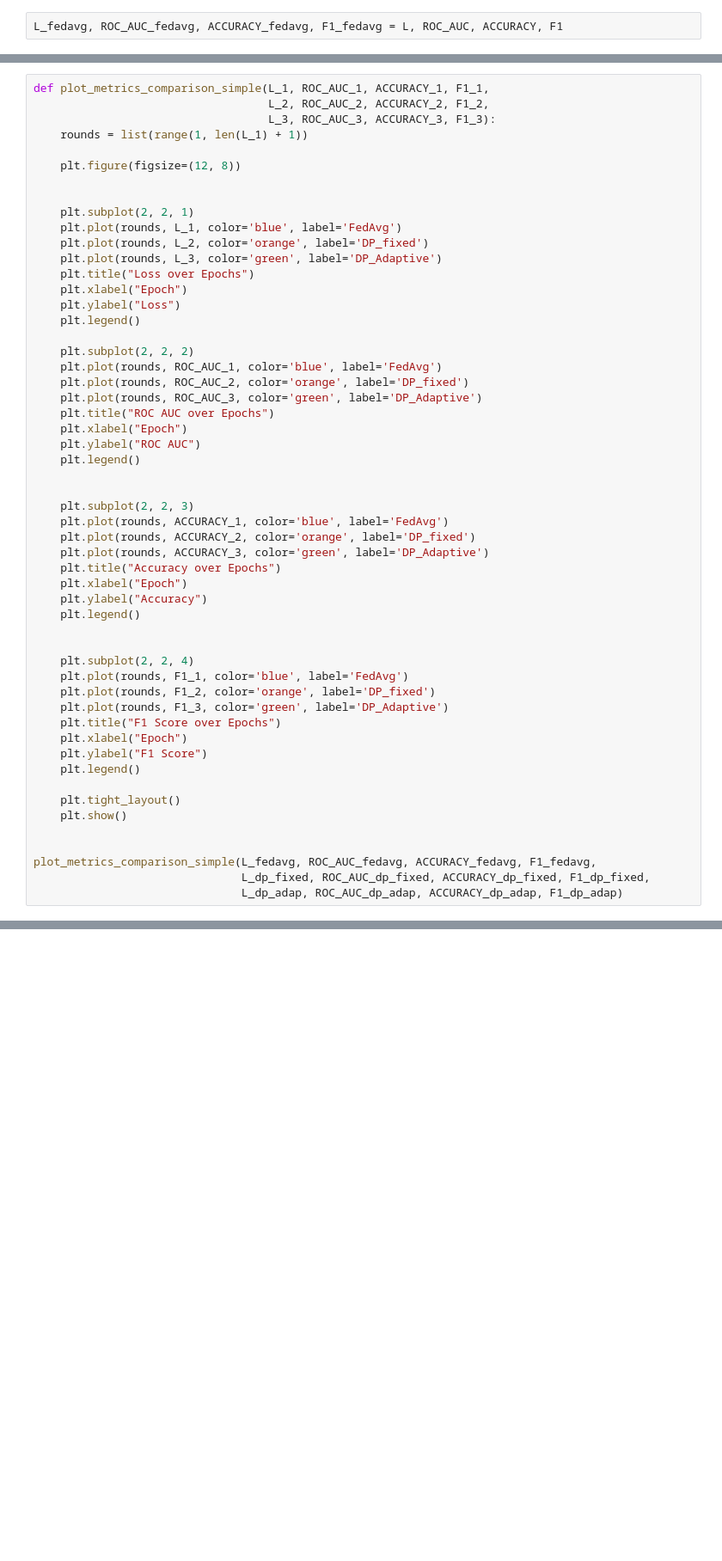
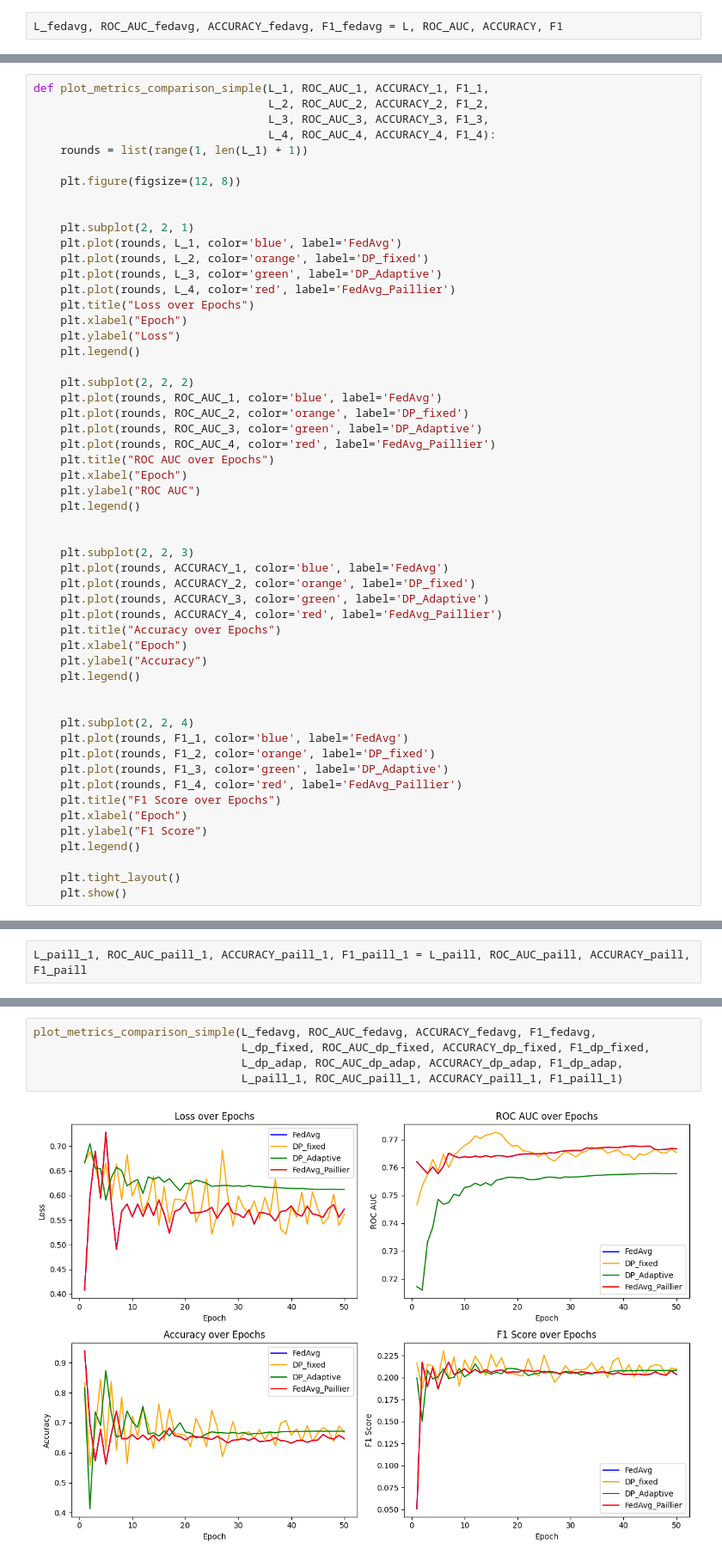
Before and after one commit to AstemirGongapshev/-research_flower, a Jupyter notebook: FedAvg/cl2_n.ipynb, the cells around one changed output, grey strips where cells are left out. Shown at 86% size. Saved outputs shown, nothing was run; the diff lists cells and outputs as text; blank space fills up the shorter version.

```diff
--- a/FedAvg/cl2_n.ipynb
+++ b/FedAvg/cl2_n.ipynb
@@ -353,7 +360,8 @@ False
 # %%
 def plot_metrics_comparison_simple(L_1, ROC_AUC_1, ACCURACY_1, F1_1,
                                    L_2, ROC_AUC_2, ACCURACY_2, F1_2,
-                                   L_3, ROC_AUC_3, ACCURACY_3, F1_3):
+                                   L_3, ROC_AUC_3, ACCURACY_3, F1_3,
+                                   L_4, ROC_AUC_4, ACCURACY_4, F1_4):
     rounds = list(range(1, len(L_1) + 1))
 
     plt.figure(figsize=(12, 8))
@@ -363,6 +371,7 @@ def plot_metrics_comparison_simple(L_1, ROC_AUC_1, ACCURACY_1, F1_1,
     plt.plot(rounds, L_1, color='blue', label='FedAvg')
     plt.plot(rounds, L_2, color='orange', label='DP_fixed')
     plt.plot(rounds, L_3, color='green', label='DP_Adaptive')
+    plt.plot(rounds, L_4, color='red', label='FedAvg_Paillier')
     plt.title("Loss over Epochs")
     plt.xlabel("Epoch")
     plt.ylabel("Loss")
@@ -372,6 +381,7 @@ def plot_metrics_comparison_simple(L_1, ROC_AUC_1, ACCURACY_1, F1_1,
     plt.plot(rounds, ROC_AUC_1, color='blue', label='FedAvg')
     plt.plot(rounds, ROC_AUC_2, color='orange', label='DP_fixed')
     plt.plot(rounds, ROC_AUC_3, color='green', label='DP_Adaptive')
+    plt.plot(rounds, ROC_AUC_4, color='red', label='FedAvg_Paillier')
     plt.title("ROC AUC over Epochs")
     plt.xlabel("Epoch")
     plt.ylabel("ROC AUC")
@@ -382,6 +392,7 @@ def plot_metrics_comparison_simple(L_1, ROC_AUC_1, ACCURACY_1, F1_1,
     plt.plot(rounds, ACCURACY_1, color='blue', label='FedAvg')
     plt.plot(rounds, ACCURACY_2, color='orange', label='DP_fixed')
     plt.plot(rounds, ACCURACY_3, color='green', label='DP_Adaptive')
+    plt.plot(rounds, ACCURACY_4, color='red', label='FedAvg_Paillier')
     plt.title("Accuracy over Epochs")
     plt.xlabel("Epoch")
     plt.ylabel("Accuracy")
@@ -392,6 +403,7 @@ def plot_metrics_comparison_simple(L_1, ROC_AUC_1, ACCURACY_1, F1_1,
     plt.plot(rounds, F1_1, color='blue', label='FedAvg')
     plt.plot(rounds, F1_2, color='orange', label='DP_fixed')
     plt.plot(rounds, F1_3, color='green', label='DP_Adaptive')
+    plt.plot(rounds, F1_4, color='red', label='FedAvg_Paillier')
     plt.title("F1 Score over Epochs")
     plt.xlabel("Epoch")
     plt.ylabel("F1 Score")
@@ -399,8 +411,3 @@ def plot_metrics_comparison_simple(L_1, ROC_AUC_1, ACCURACY_1, F1_1,
 
     plt.tight_layout()
     plt.show()
-
-
-plot_metrics_comparison_simple(L_fedavg, ROC_AUC_fedavg, ACCURACY_fedavg, F1_fedavg,
-                               L_dp_fixed, ROC_AUC_dp_fixed, ACCURACY_dp_fixed, F1_dp_fixed,
-                               L_dp_adap, ROC_AUC_dp_adap, ACCURACY_dp_adap, F1_dp_adap)
@@ -735,0 +689,2 @@ IndexError: list index out of range
+# %%
+L_paill_1, ROC_AUC_paill_1, ACCURACY_paill_1, F1_paill_1 = L_paill, ROC_AUC_paill, ACCURACY_paill, F1_paill
@@ -735,0 +695,7 @@ IndexError: list index out of range
+# %%
+plot_metrics_comparison_simple(L_fedavg, ROC_AUC_fedavg, ACCURACY_fedavg, F1_fedavg,
+                               L_dp_fixed, ROC_AUC_dp_fixed, ACCURACY_dp_fixed, F1_dp_fixed,
+                               L_dp_adap, ROC_AUC_dp_adap, ACCURACY_dp_adap, F1_dp_adap,
+                               L_paill_1, ROC_AUC_paill_1, ACCURACY_paill_1, F1_paill_1)
+# %% [output]
+[figure, added]
```
Also changed, not shown: parts of 18 cells of this notebook, 10 other files.
